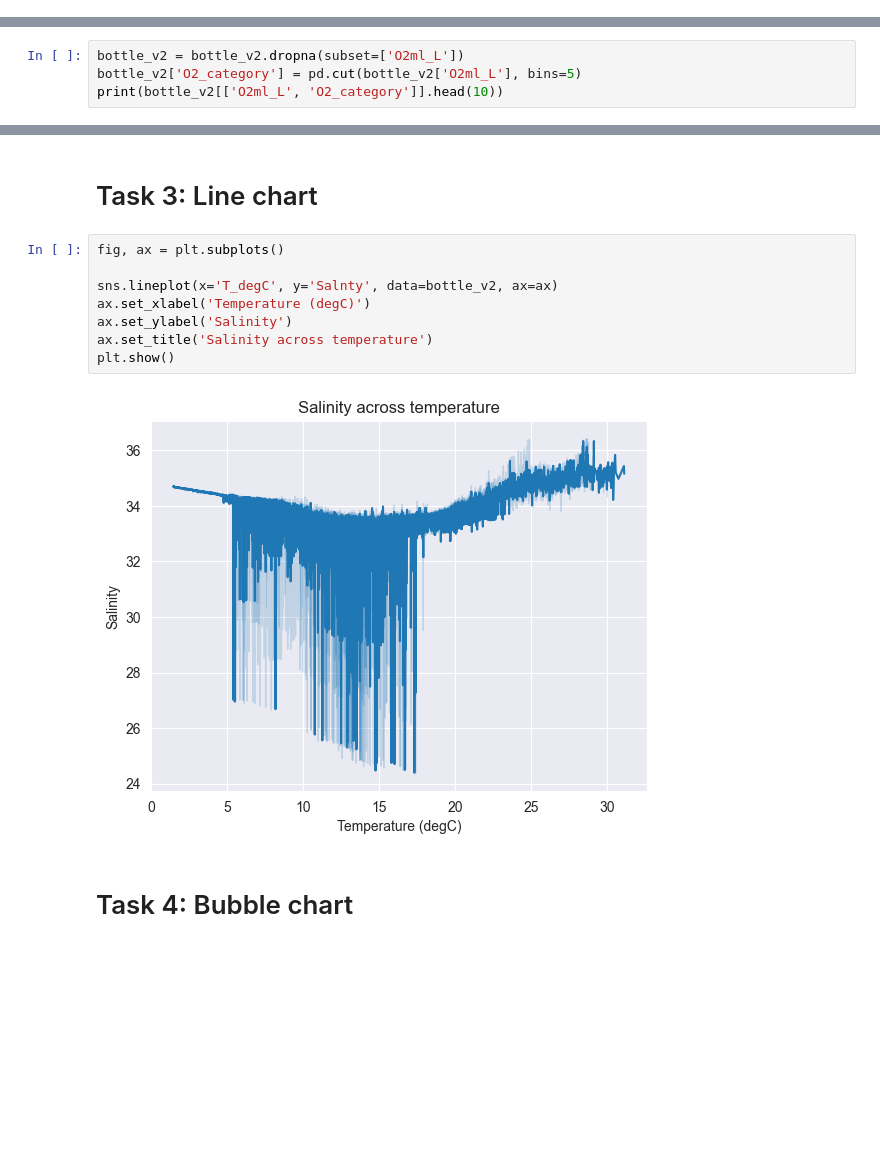
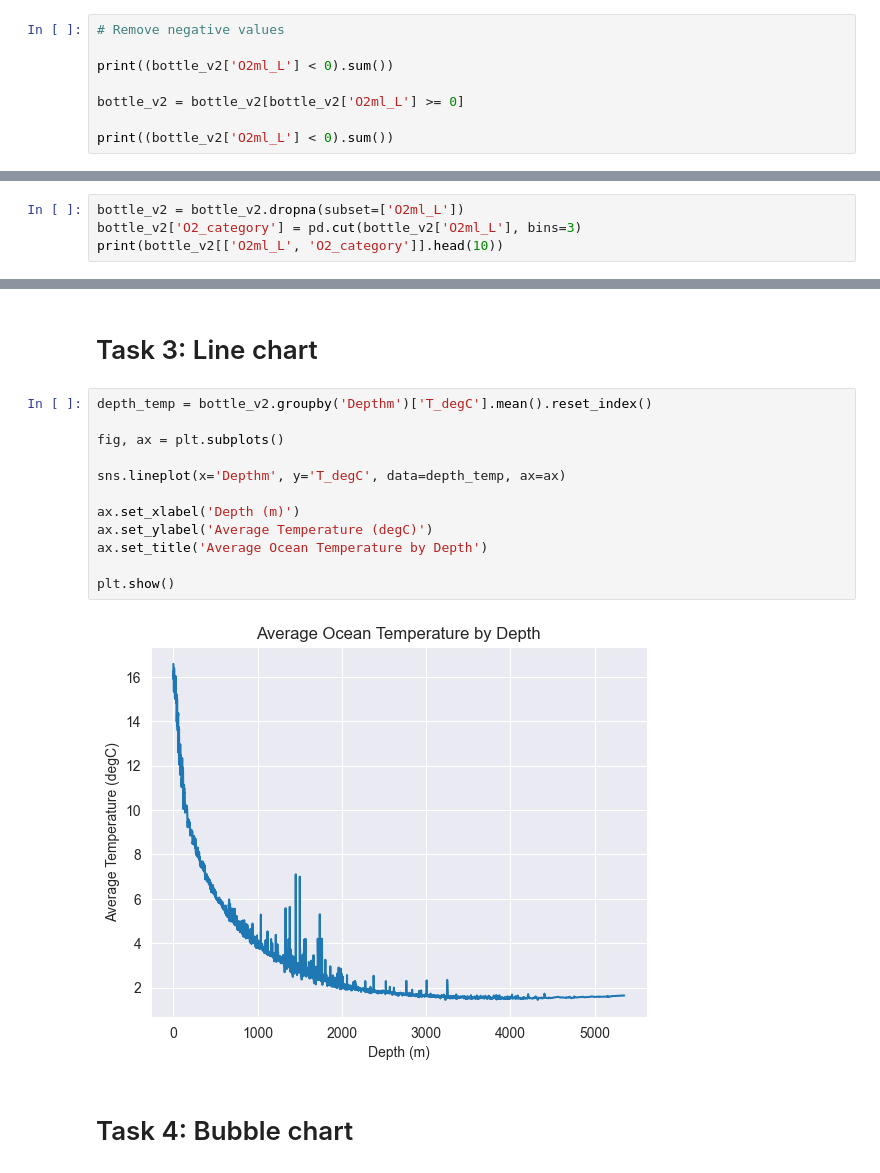
Before and after one commit to elijahangJCU/Information-Processing-Data-Viz, a Jupyter notebook: Assessment 1/Assignment-Part1-ElijahAng.ipynb, the cells around one changed output, grey strips where cells are left out. Saved outputs shown, nothing was run; the diff lists cells and outputs as text; blank space fills up the shorter version.

```diff
--- a/Assessment 1/Assignment-Part1-ElijahAng.ipynb
+++ b/Assessment 1/Assignment-Part1-ElijahAng.ipynb
@@ -111,3 +111,11 @@ print(bottle_v2['O2ml_L'].notna().sum())
 # %% [output]
 153834
 690914
+# %%
+# Remove negative values
+
+print((bottle_v2['O2ml_L'] < 0).sum())
+
+bottle_v2 = bottle_v2[bottle_v2['O2ml_L'] >= 0]
+
+print((bottle_v2['O2ml_L'] < 0).sum())
@@ -114,5 +125,5 @@ print(bottle_v2['O2ml_L'].notna().sum())
 # %%
 bottle_v2 = bottle_v2.dropna(subset=['O2ml_L'])
-bottle_v2['O2_category'] = pd.cut(bottle_v2['O2ml_L'], bins=5)
+bottle_v2['O2_category'] = pd.cut(bottle_v2['O2ml_L'], bins=3)
 print(bottle_v2[['O2ml_L', 'O2_category']].head(10))
 # %% [output]
@@ -162,15 +173,19 @@ plt.show()
 # %% [markdown]
 # Task 3: Line chart
 # %%
+depth_temp = bottle_v2.groupby('Depthm')['T_degC'].mean().reset_index()
+
 fig, ax = plt.subplots()
 
-sns.lineplot(x='T_degC', y='Salnty', data=bottle_v2, ax=ax)
-ax.set_xlabel('Temperature (degC)')
-ax.set_ylabel('Salinity')
-ax.set_title('Salinity across temperature')
+sns.lineplot(x='Depthm', y='T_degC', data=depth_temp, ax=ax)
+
+ax.set_xlabel('Depth (m)')
+ax.set_ylabel('Average Temperature (degC)')
+ax.set_title('Average Ocean Temperature by Depth')
+
 plt.show()
 # %% [output]
-[figure, old version]
+[figure, new version]
 # %% [markdown]
 # Task 4: Bubble chart
 # %%
```
Also changed, not shown: parts of 3 cells of this notebook.
